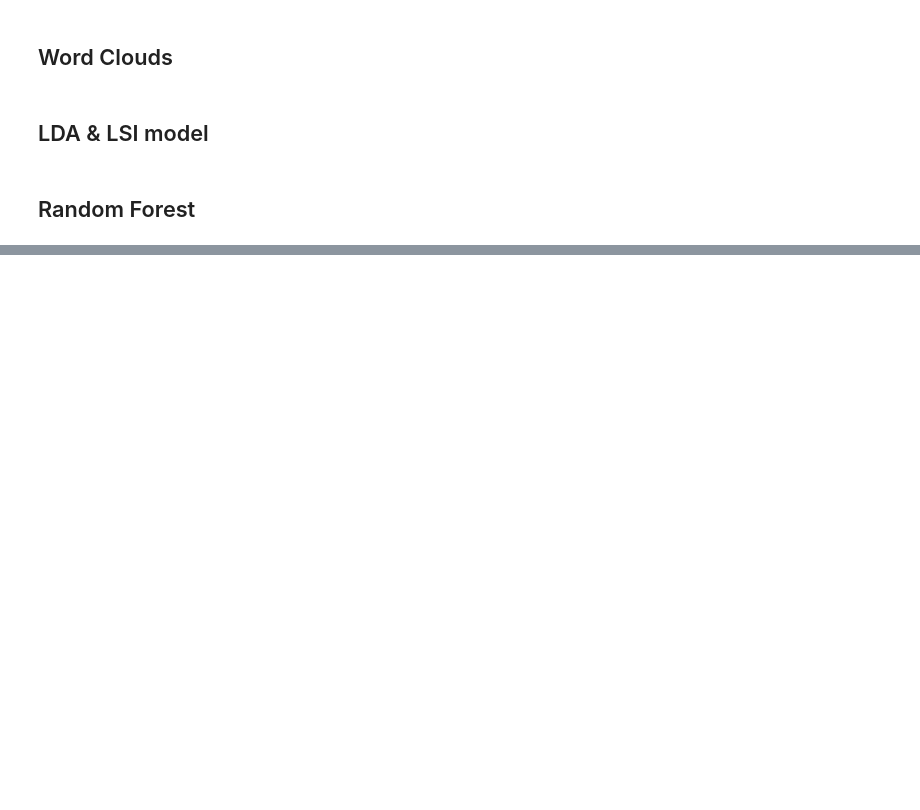
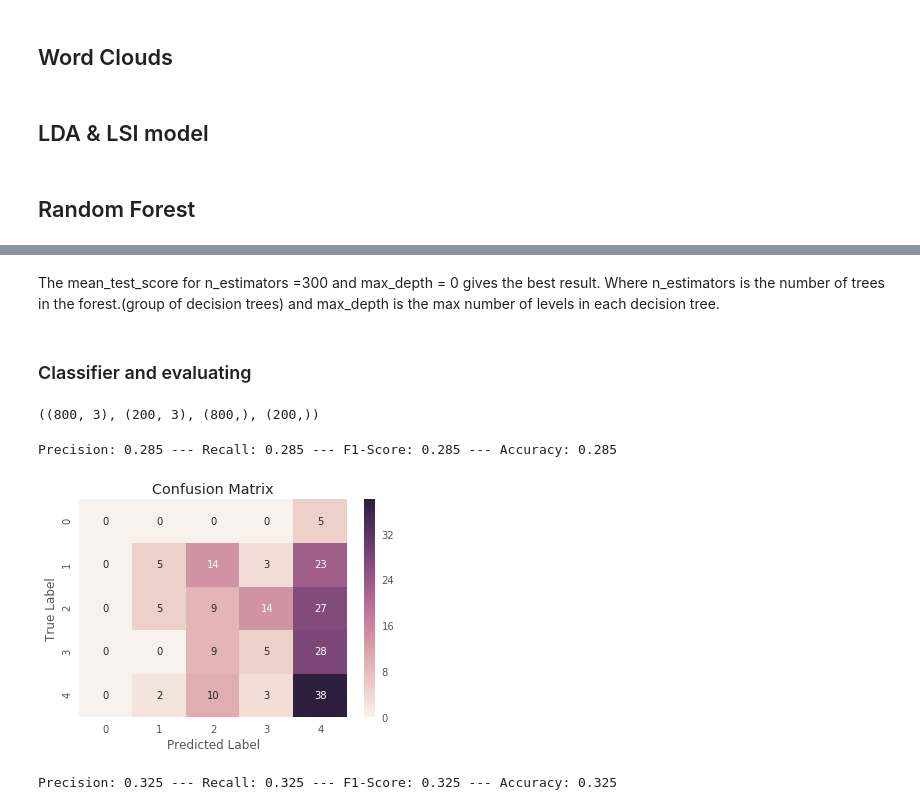
Before and after one commit to juew72/pet-adoptionspeed, a Jupyter notebook: NLP.ipynb, the cells around one changed output, grey strips where cells are left out. Saved outputs shown, nothing was run; the diff lists cells and outputs as text; code cells hidden in the pictures; blank space fills up the shorter version.

```diff
--- a/NLP.ipynb
+++ b/NLP.ipynb
@@ -231,0 +251,4 @@ avg / total       0.30      0.26      0.27       410
+# %%
+# Select the first 1000 rows to do this, since there are 14993 rows, which needs plenty of time to run
+train1000 = train[:1000]
+train1000.tail()
@@ -231,0 +405,73 @@ avg / total       0.30      0.26      0.27       410
+# %% [markdown]
+The mean_test_score for n_estimators =300  and max_depth = 0 gives the best result. Where n_estimators is the number of trees in the forest.(group of decision trees) and max_depth is the max number of levels in each decision tree.
+# %% [markdown]
+### Classifier and evaluating
+# %%
+# Split the dataset
+X=train1000[['Description', 'length', 'punctuation-percentage']]
+y=train1000['AdoptionSpeed']
+
+X_train1000, X_test1000, y_train1000, y_test1000 = train_test_split(X,y, test_size=0.2, random_state=42)
+X_train1000.shape, X_test1000.shape, y_train1000.shape, y_test1000.shape
+# %% [output]
+((800, 3), (200, 3), (800,), (200,))
+# %%
+# Evaluation of model: on tfidf
+# Variables define
+tfidf_vectorizer1000 = tfidfV(analyzer=cleandata) # defined before
+tfidf_fit1000 = tfidf_vectorizer1000.fit(X_train1000['Description'])
+
+tfidf_train1000 = tfidf_fit1000.transform(X_train1000['Description'])
+tfidf_test1000 = tfidf_fit1000.transform(X_test1000['Description'])
+
+X_vectorizer_train1000 = pd.concat([X_train1000[['length', 'punctuation-percentage']].reset_index(drop=True),
+           pd.DataFrame(tfidf_train1000.toarray())], axis=1)
+X_vectorizer_test1000 = pd.concat([X_test1000[['length', 'punctuation-percentage']].reset_index(drop=True),
+           pd.DataFrame(tfidf_test1000.toarray())], axis=1)
+
+# Build model
+rf = RandomForestClassifier(n_estimators=300, max_depth=None, n_jobs=-1)
+rf_model = rf.fit(X_vectorizer_train1000, y_train1000)
+y_prediction1 = rf_model.predict(X_vectorizer_test1000)
+
+precision, recall, fscore, train_support = f_score(y_test1000, y_prediction1, pos_label='spam', average='micro')
+print('Precision: {} --- Recall: {} --- F1-Score: {} --- Accuracy: {}'.format(
+    round(precision, 3), round(recall, 3), round(fscore,3), round(accuracy(y_test1000,y_prediction1), 3)))
+# %% [output]
+Precision: 0.285 --- Recall: 0.285 --- F1-Score: 0.285 --- Accuracy: 0.285
+# %%
+# Making the Confusion Matrix: tfidf
+matrix = confusion_matrix(y_test1000, y_prediction1)
+class_label = ['0','1','2','3','4']
+matrix_df = pd.DataFrame(matrix, index=class_label,columns=class_label)
+sns.heatmap(matrix_df, annot=True, fmt='d')
+plt.title("Confusion Matrix")
+plt.xlabel("Predicted Label")
+plt.ylabel("True Label")
+plt.show()
+# %% [output]
+[figure, added]
+# %%
+# Evaluation of model: on CountVectorizer
+# Variables define
+cv1000 = CountVectorizer(ngram_range=(2,2),analyzer=cleandata) # defined before
+cv_fit1000 = cv1000.fit(X_train1000['Description'])
+
+cv_train1000 = cv_fit1000.transform(X_train1000['Description'])
+cv_test1000 = cv_fit1000.transform(X_test1000['Description'])
+
+X_cv_train1000 = pd.concat([X_train1000[['length', 'punctuation-percentage']].reset_index(drop=True),
+           pd.DataFrame(cv_train1000.toarray())], axis=1)
+X_cv_test1000 = pd.concat([X_test1000[['length', 'punctuation-percentage']].reset_index(drop=True),
+           pd.DataFrame(cv_test1000.toarray())], axis=1)
+
+# Build model
+rf_cv = RandomForestClassifier(n_estimators=150, max_depth=90, n_jobs=-1)
+rf_model_cv = rf_cv.fit(X_cv_train1000, y_train1000)
+y_prediction_cv = rf_model_cv.predict(X_cv_test1000)
+
+precision, recall, fscore, train_support = f_score(y_test1000, y_prediction_cv, pos_label='spam', average='micro')
+print('Precision: {} --- Recall: {} --- F1-Score: {} --- Accuracy: {}'.format(
+    round(precision, 3), round(recall, 3), round(fscore,3), round(accuracy(y_test1000,y_prediction_cv), 3)))
+# %% [output]
+Precision: 0.325 --- Recall: 0.325 --- F1-Score: 0.325 --- Accuracy: 0.325
```
Also changed, not shown: parts of 33 cells of this notebook.
